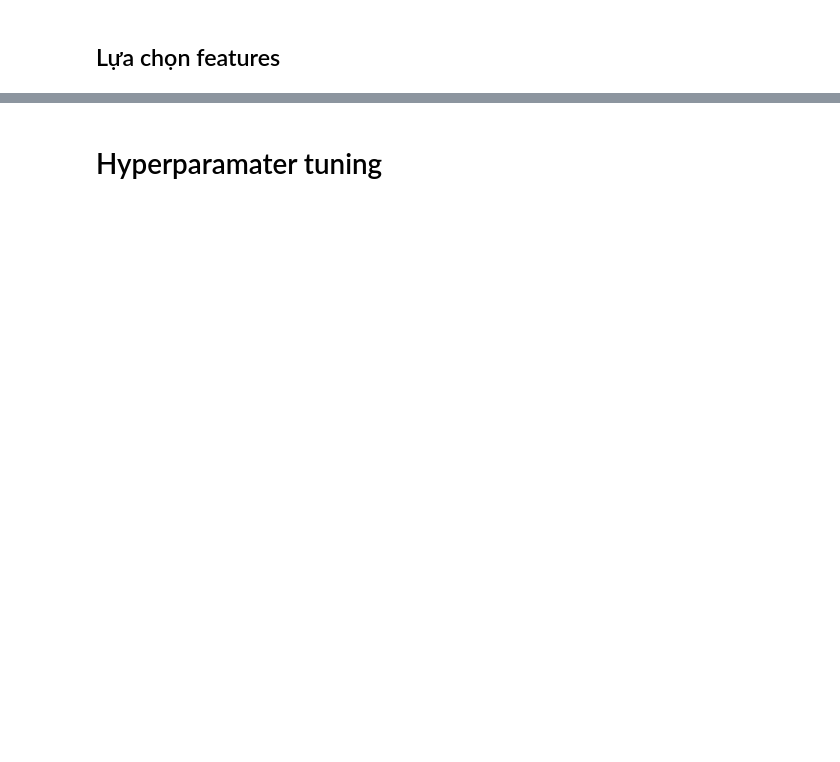
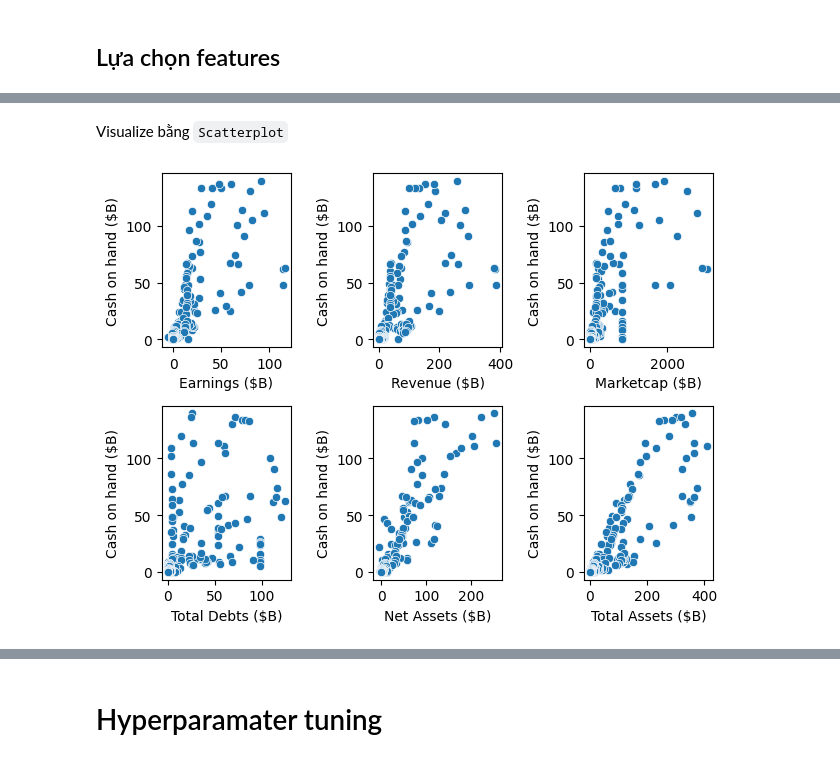
Before and after one commit to HuyAnhTon/Intro2DS_FinalProject, a Jupyter notebook: notebooks/model.ipynb, the cells around one changed output, grey strips where cells are left out. Drawn from its saved outputs; the diff is of its cells as text; code cells hidden in the pictures; blank space fills up the shorter version.

```diff
--- a/notebooks/model.ipynb
+++ b/notebooks/model.ipynb
@@ -227,0 +114,15 @@ score
+# %% [markdown]
+Visualize bằng `Scatterplot`
+# %%
+fig, axes = plt.subplots(2, 3)
+feature_names = ['Earnings ($B)', 'Revenue ($B)', 'Marketcap ($B)',
+       'Total Debts ($B)', 'Net Assets ($B)', 'Total Assets ($B)']
+
+axes = axes.flatten()
+
+for i, ax in enumerate(feature_names):
+    sns.scatterplot(data=cleaned_df, x=feature_names[i], y='Cash on hand ($B)', ax= axes[i])
+
+plt.tight_layout()
+# %% [output]
+[figure, added]
```
Also changed, not shown: parts of 46 cells of this notebook.
